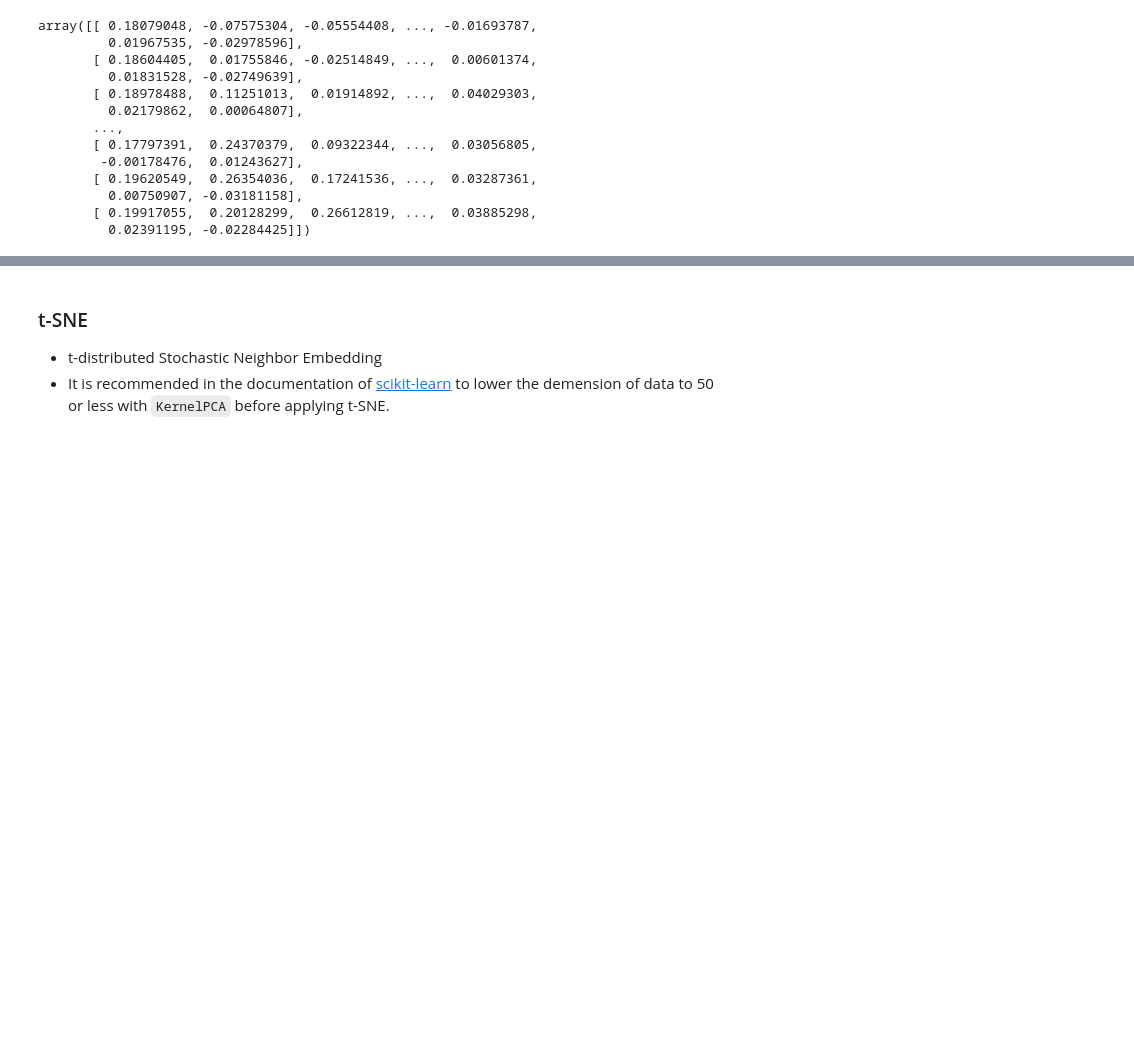
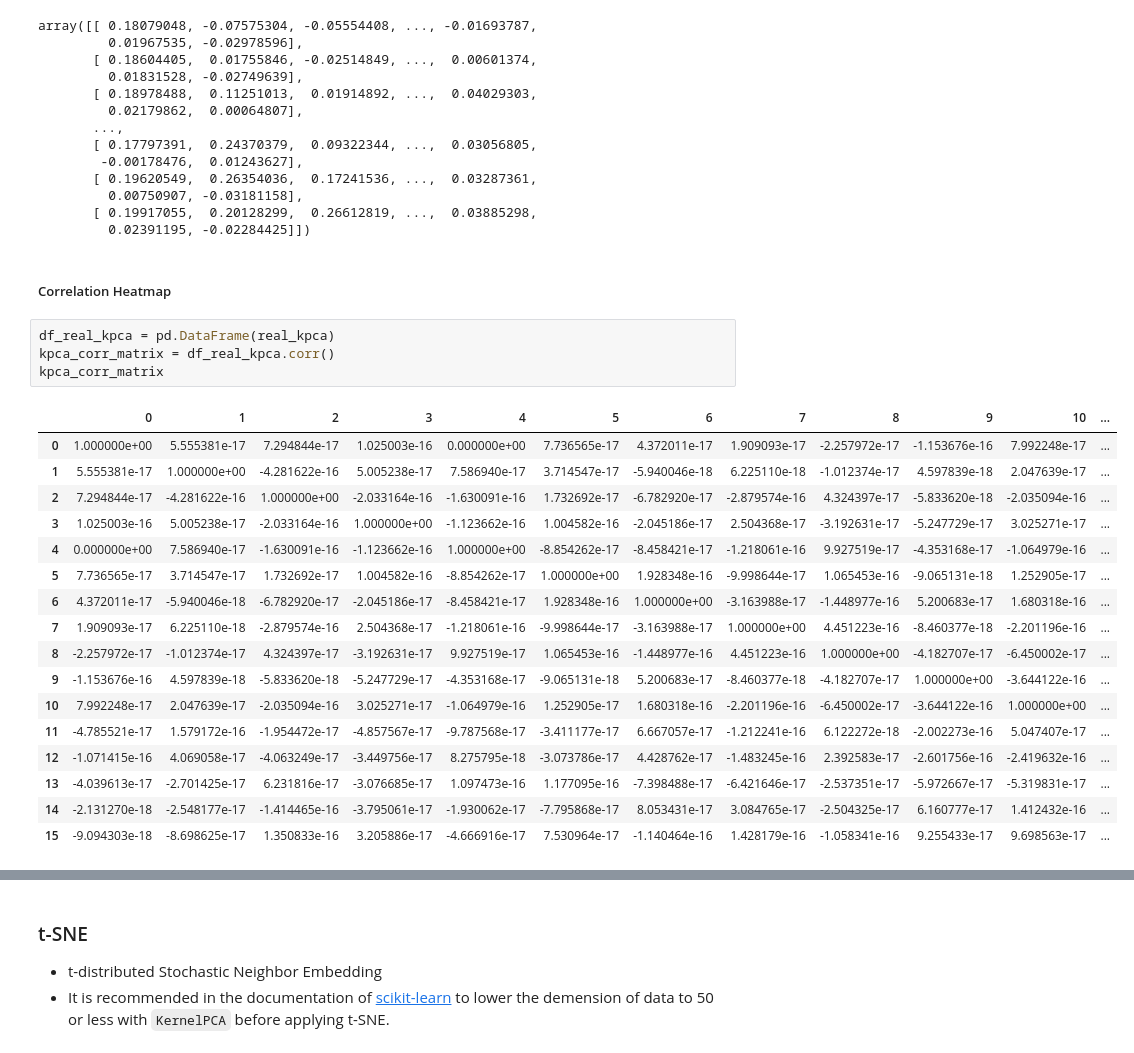
Before and after one commit to big-data-lab-umbc/multivariate-weather-data-clustering, a Jupyter notebook: Benchmark/Dimension_Reduction/Dim_Reduction_demo.ipynb, the cells around one changed output, grey strips where cells are left out. Saved outputs shown, nothing was run; the diff lists cells and outputs as text; blank space fills up the shorter version.

```diff
--- a/Benchmark/Dimension_Reduction/Dim_Reduction_demo.ipynb
+++ b/Benchmark/Dimension_Reduction/Dim_Reduction_demo.ipynb
@@ -232,3 +235,27 @@ array([[ 0.18079048, -0.07575304, -0.05554408, ..., -0.01693787,
          0.00750907, -0.03181158],
        [ 0.19917055,  0.20128299,  0.26612819, ...,  0.03885298,
          0.02391195, -0.02284425]])
+# %% [markdown]
+##### Correlation Heatmap
+# %%
+df_real_kpca = pd.DataFrame(real_kpca)
+kpca_corr_matrix = df_real_kpca.corr()
+kpca_corr_matrix
+# %% [output]
+|  | 0 | 1 | 2 | 3 | 4 | 5 | 6 | 7 | 8 | 9 | 10 | ... |
+| 0 | 1.000000e+00 | 5.555381e-17 | 7.294844e-17 | 1.025003e-16 | 0.000000e+00 | 7.736565e-17 | 4.372011e-17 | 1.909093e-17 | -2.257972e-17 | -1.153676e-16 | 7.992248e-17 | ... |
+| 1 | 5.555381e-17 | 1.000000e+00 | -4.281622e-16 | 5.005238e-17 | 7.586940e-17 | 3.714547e-17 | -5.940046e-18 | 6.225110e-18 | -1.012374e-17 | 4.597839e-18 | 2.047639e-17 | ... |
+| 2 | 7.294844e-17 | -4.281622e-16 | 1.000000e+00 | -2.033164e-16 | -1.630091e-16 | 1.732692e-17 | -6.782920e-17 | -2.879574e-16 | 4.324397e-17 | -5.833620e-18 | -2.035094e-16 | ... |
+| 3 | 1.025003e-16 | 5.005238e-17 | -2.033164e-16 | 1.000000e+00 | -1.123662e-16 | 1.004582e-16 | -2.045186e-17 | 2.504368e-17 | -3.192631e-17 | -5.247729e-17 | 3.025271e-17 | ... |
+| 4 | 0.000000e+00 | 7.586940e-17 | -1.630091e-16 | -1.123662e-16 | 1.000000e+00 | -8.854262e-17 | -8.458421e-17 | -1.218061e-16 | 9.927519e-17 | -4.353168e-17 | -1.064979e-16 | ... |
+| 5 | 7.736565e-17 | 3.714547e-17 | 1.732692e-17 | 1.004582e-16 | -8.854262e-17 | 1.000000e+00 | 1.928348e-16 | -9.998644e-17 | 1.065453e-16 | -9.065131e-18 | 1.252905e-17 | ... |
+| 6 | 4.372011e-17 | -5.940046e-18 | -6.782920e-17 | -2.045186e-17 | -8.458421e-17 | 1.928348e-16 | 1.000000e+00 | -3.163988e-17 | -1.448977e-16 | 5.200683e-17 | 1.680318e-16 | ... |
+| 7 | 1.909093e-17 | 6.225110e-18 | -2.879574e-16 | 2.504368e-17 | -1.218061e-16 | -9.998644e-17 | -3.163988e-17 | 1.000000e+00 | 4.451223e-16 | -8.460377e-18 | -2.201196e-16 | ... |
+| 8 | -2.257972e-17 | -1.012374e-17 | 4.324397e-17 | -3.192631e-17 | 9.927519e-17 | 1.065453e-16 | -1.448977e-16 | 4.451223e-16 | 1.000000e+00 | -4.182707e-17 | -6.450002e-17 | ... |
+| 9 | -1.153676e-16 | 4.597839e-18 | -5.833620e-18 | -5.247729e-17 | -4.353168e-17 | -9.065131e-18 | 5.200683e-17 | -8.460377e-18 | -4.182707e-17 | 1.000000e+00 | -3.644122e-16 | ... |
+| 10 | 7.992248e-17 | 2.047639e-17 | -2.035094e-16 | 3.025271e-17 | -1.064979e-16 | 1.252905e-17 | 1.680318e-16 | -2.201196e-16 | -6.450002e-17 | -3.644122e-16 | 1.000000e+00 | ... |
+| 11 | -4.785521e-17 | 1.579172e-16 | -1.954472e-17 | -4.857567e-17 | -9.787568e-17 | -3.411177e-17 | 6.667057e-17 | -1.212241e-16 | 6.122272e-18 | -2.002273e-16 | 5.047407e-17 | ... |
+| 12 | -1.071415e-16 | 4.069058e-17 | -4.063249e-17 | -3.449756e-17 | 8.275795e-18 | -3.073786e-17 | 4.428762e-17 | -1.483245e-16 | 2.392583e-17 | -2.601756e-16 | -2.419632e-16 | ... |
+| 13 | -4.039613e-17 | -2.701425e-17 | 6.231816e-17 | -3.076685e-17 | 1.097473e-16 | 1.177095e-16 | -7.398488e-17 | -6.421646e-17 | -2.537351e-17 | -5.972667e-17 | -5.319831e-17 | ... |
+| 14 | -2.131270e-18 | -2.548177e-17 | -1.414465e-16 | -3.795061e-17 | -1.930062e-17 | -7.795868e-17 | 8.053431e-17 | 3.084765e-17 | -2.504325e-17 | 6.160777e-17 | 1.412432e-16 | ... |
+| 15 | -9.094303e-18 | -8.698625e-17 | 1.350833e-16 | 3.205886e-17 | -4.666916e-17 | 7.530964e-17 | -1.140464e-16 | 1.428179e-16 | -1.058341e-16 | 9.255433e-17 | 9.698563e-17 | ... |
```
Also changed, not shown: parts of 9 cells of this notebook, 3 other files.
